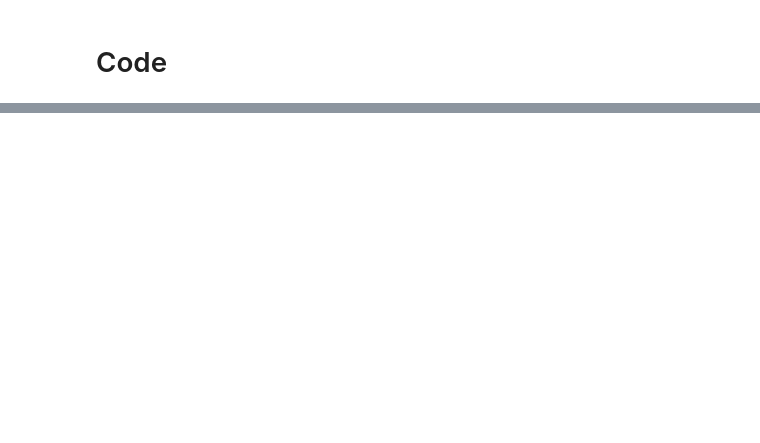
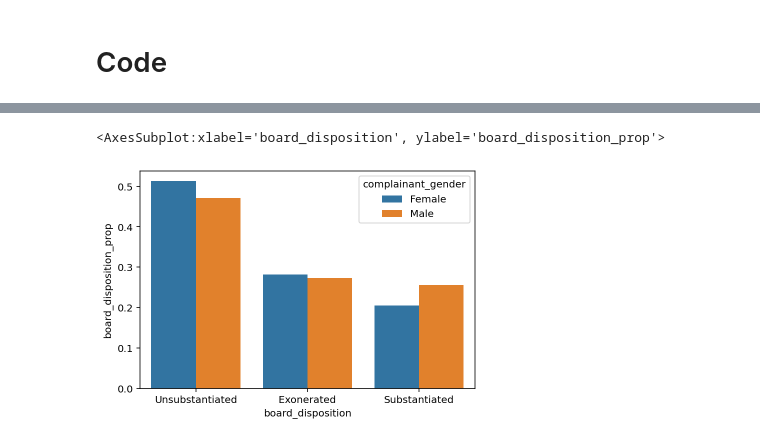
Before and after one commit to jxmauricio/NYPDProject, a Jupyter notebook: nypd.ipynb, the cells around one changed output, grey strips where cells are left out. Drawn from its saved outputs; the diff is of its cells as text; code cells hidden in the pictures; blank space fills up the shorter version.

```diff
--- a/nypd.ipynb
+++ b/nypd.ipynb
@@ -282,0 +167,7 @@ Column: board_disposition Nulls: 0
+# %%
+#get the three columns we need for hypothesis test
+plot_df = allegations[['complainant_gender', 'fado_type', 'board_disposition']]
+
+plot_df = plot_df.dropna() #drop nan for gender before ploting
+
+plot_df = plot_df[plot_df['complainant_gender'].isin(['Male', 'Female'])] #drop genders other than male and female
@@ -282,0 +184,9 @@ Column: board_disposition Nulls: 0
+# %%
+#plot the proportion of each board_disposition for male and female
+board_disposition_prop = pd.DataFrame(plot_df['board_disposition'].groupby(plot_df['complainant_gender']).value_counts(normalize=True))
+board_disposition_prop.columns = ['board_disposition_prop']
+board_disposition_prop = board_disposition_prop.reset_index()
+board_disposition_prop.pipe((sns.barplot, "data"), x='board_disposition', y='board_disposition_prop', hue='complainant_gender')
+# %% [output]
+<AxesSubplot:xlabel='board_disposition', ylabel='board_disposition_prop'>
+[figure, added]
```
Also changed, not shown: parts of 65 cells of this notebook.
